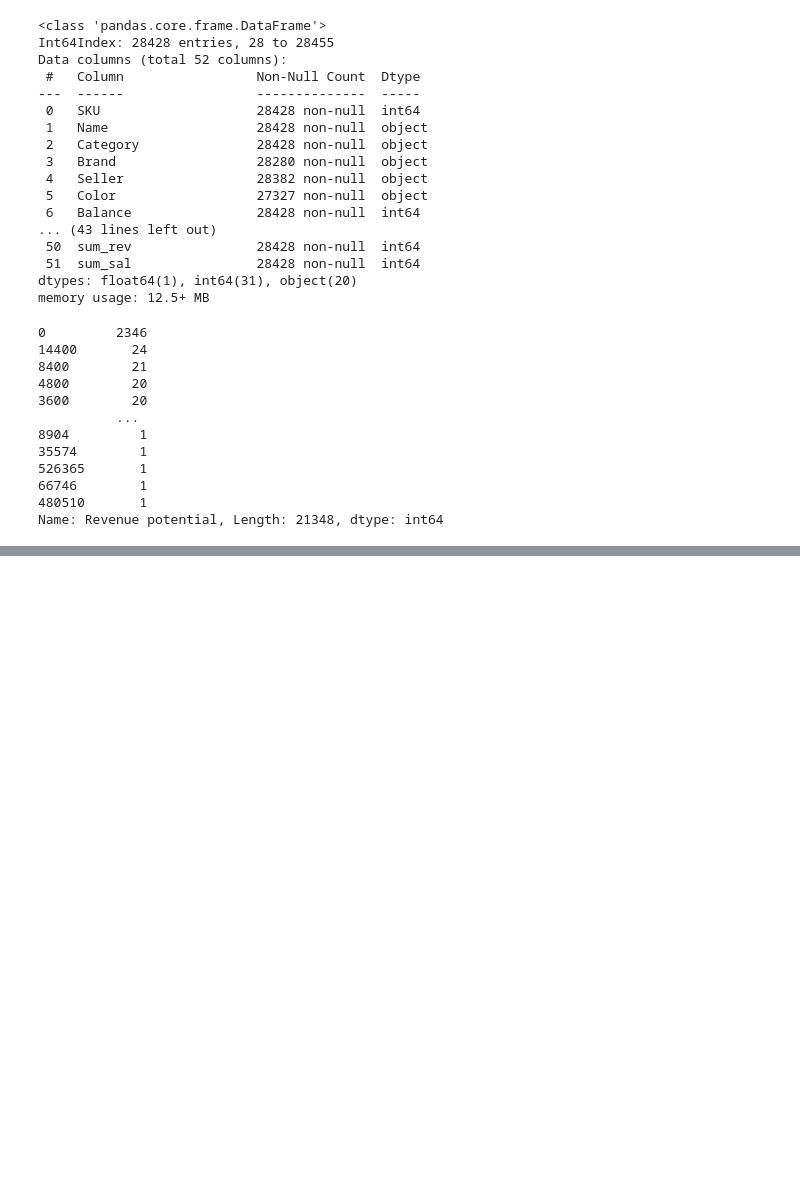
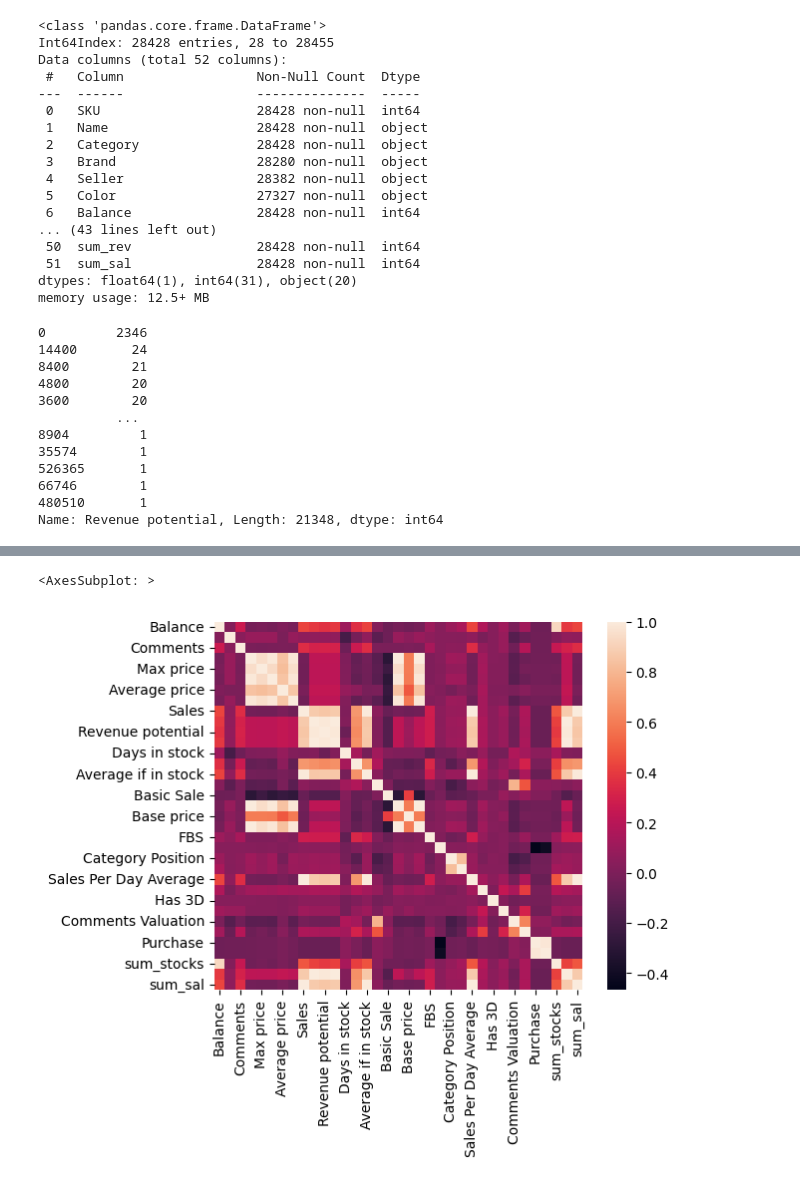
Before and after one commit to karkarinps/ML-jupyter, a Jupyter notebook: ML_projects/Ajaks_test.ipynb, the cells around one changed output, grey strips where cells are left out. Cells and saved outputs as stored; diff of their text form; code cells hidden in the pictures; blank space fills up the shorter version.

```diff
--- a/ML_projects/Ajaks_test.ipynb
+++ b/ML_projects/Ajaks_test.ipynb
@@ -797,0 +1079,7 @@ df_load.to_csv(path_or_buf='C://Users/Uldum/Downloads/out.csv')
+# %%
+df_norm = df_norm.drop(['Promo Sale'], axis=1)
+cor = df_norm.corr()
+sns.heatmap(cor, square = True)
+# %% [output]
+<AxesSubplot: >
+[figure, added]
```
Also changed, not shown: parts of 37 cells of this notebook.
